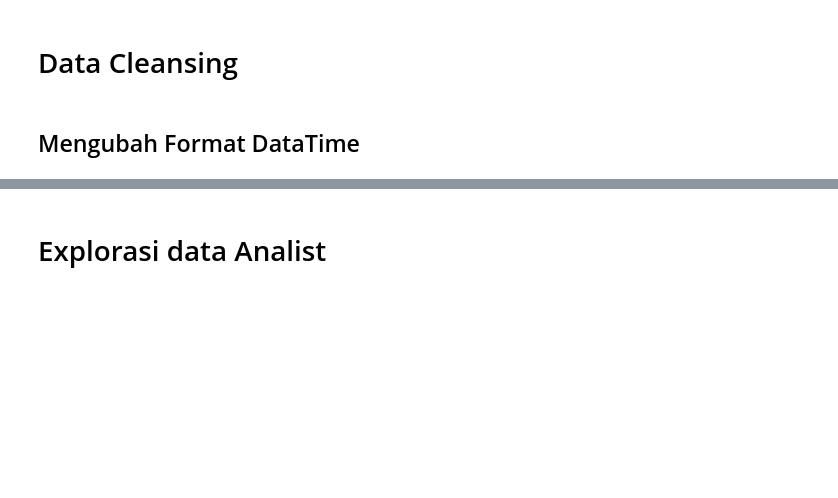
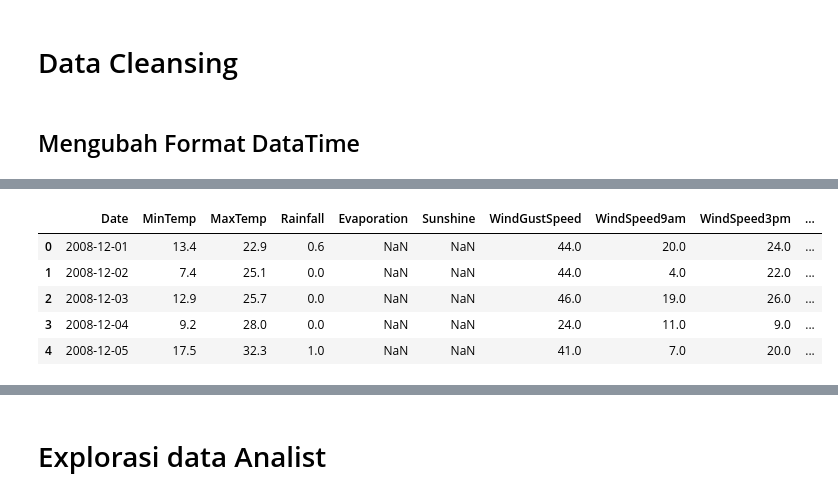
Before and after one commit to Mazcho/Perbandingan-Algoritma-Logistic-Regresi-dan-SVM-dalam-memprediksi-cuaca-_Hacktiv8-FinalProject2, a Jupyter notebook: PYTN_KampusMerdeka_FP2_Hacktiv8.ipynb, the cells around one changed output, grey strips where cells are left out. Cells and saved outputs as stored; diff of their text form; code cells hidden in the pictures; blank space fills up the shorter version.

Commit message:
Data Cleansing
Update Data Cleansing

```diff
--- a/PYTN_KampusMerdeka_FP2_Hacktiv8.ipynb
+++ b/PYTN_KampusMerdeka_FP2_Hacktiv8.ipynb
@@ -218,0 +261,5 @@ df["Date"]=pd.to_datetime(df["Date"])
+# %%
+#Dropping the null values in dependent variable
+#Use df1 veriable for train data
+df = df[df['RainTomorrow'].notna()]   #This is our training data
+df.head()
@@ -218,0 +305,6 @@ df["Date"]=pd.to_datetime(df["Date"])
+# %%
+#replacing null values in categorical variables with mode value
+df['WindGustDir'].fillna(df['WindGustDir'].mode()[0], inplace=True)
+df['WindDir9am'].fillna(df['WindDir9am'].mode()[0], inplace=True)
+df['WindDir3pm'].fillna(df['WindDir3pm'].mode()[0], inplace=True)
+df['RainToday'].fillna(df['RainToday'].mode()[0], inplace=True)
@@ -218,0 +313,8 @@ df["Date"]=pd.to_datetime(df["Date"])
+# %%
+# find categorical variables
+
+numerik = [var for var in df.columns if df[var].dtype!='O']
+
+print('There are {} category variables\n'.format(len(numerik)))
+
+print('categorical numerik :', numerik)
@@ -218,0 +345,9 @@ df["Date"]=pd.to_datetime(df["Date"])
+# %%
+df[numerik].head()
+# %% [output]
+|  | Date | MinTemp | MaxTemp | Rainfall | Evaporation | Sunshine | WindGustSpeed | WindSpeed9am | WindSpeed3pm | ... |
+| 0 | 2008-12-01 | 13.4 | 22.9 | 0.6 | NaN | NaN | 44.0 | 20.0 | 24.0 | ... |
+| 1 | 2008-12-02 | 7.4 | 25.1 | 0.0 | NaN | NaN | 44.0 | 4.0 | 22.0 | ... |
+| 2 | 2008-12-03 | 12.9 | 25.7 | 0.0 | NaN | NaN | 46.0 | 19.0 | 26.0 | ... |
+| 3 | 2008-12-04 | 9.2 | 28.0 | 0.0 | NaN | NaN | 24.0 | 11.0 | 9.0 | ... |
+| 4 | 2008-12-05 | 17.5 | 32.3 | 1.0 | NaN | NaN | 41.0 | 7.0 | 20.0 | ... |
```
Also changed, not shown: parts of 14 cells of this notebook.
